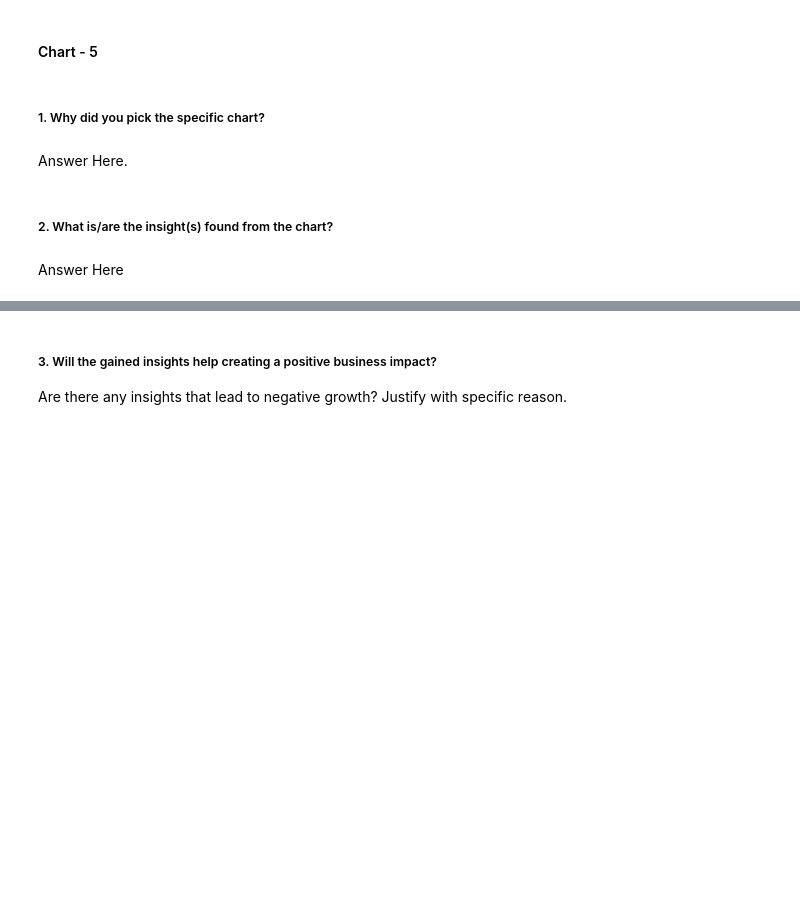
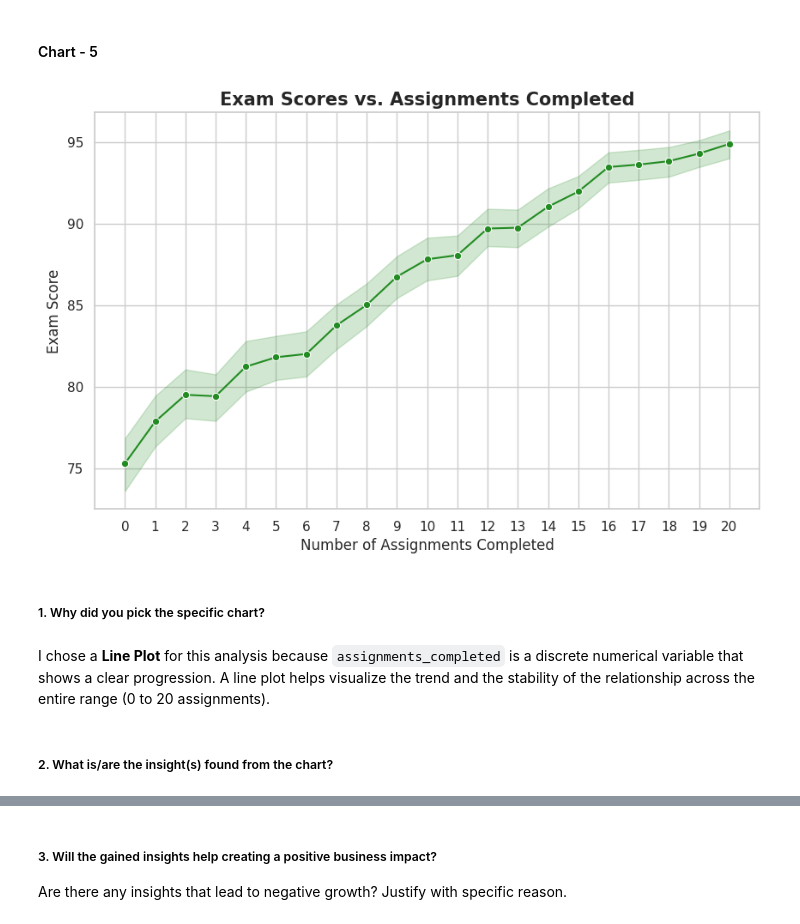
Before and after one commit to akt-developer/Student-Performance-Prediction-Project, a Jupyter notebook: Copy_of_Sample_EDA_Submission_Template.ipynb, the cells around one changed output, grey strips where cells are left out. Cells and saved outputs as stored; diff of their text form; code cells hidden in the pictures; blank space fills up the shorter version.

```diff
--- a/Copy_of_Sample_EDA_Submission_Template.ipynb
+++ b/Copy_of_Sample_EDA_Submission_Template.ipynb
@@ -557,8 +573,23 @@ Answer Here
+# %%
+
+# Set figure size
+plt.figure(figsize=(10, 6))
+
+# Create a line plot to see the trend of Exam Scores vs Assignments Completed
+sns.lineplot(data=df, x='assignments_completed', y='exam_score', marker='o', color='forestgreen')
+
+# Add labels and title
+plt.title('Exam Scores vs. Assignments Completed', fontsize=15, fontweight='bold')
+plt.xlabel('Number of Assignments Completed', fontsize=12)
+plt.ylabel('Exam Score', fontsize=12)
+plt.xticks(range(0, 21))
+
+plt.show()
+# %% [output]
+[figure, added]
 # %% [markdown]
 ##### 1. Why did you pick the specific chart?
-# %% [markdown]
-Answer Here.
+# %% [markdown]
+I chose a **Line Plot** for this analysis because `assignments_completed` is a discrete numerical variable that shows a clear progression. A line plot helps visualize the trend and the stability of the relationship across the entire range (0 to 20 assignments).
 # %% [markdown]
 ##### 2. What is/are the insight(s) found from the chart?
-# %% [markdown]
-Answer Here
```
Also changed, not shown: parts of 21 cells of this notebook.
